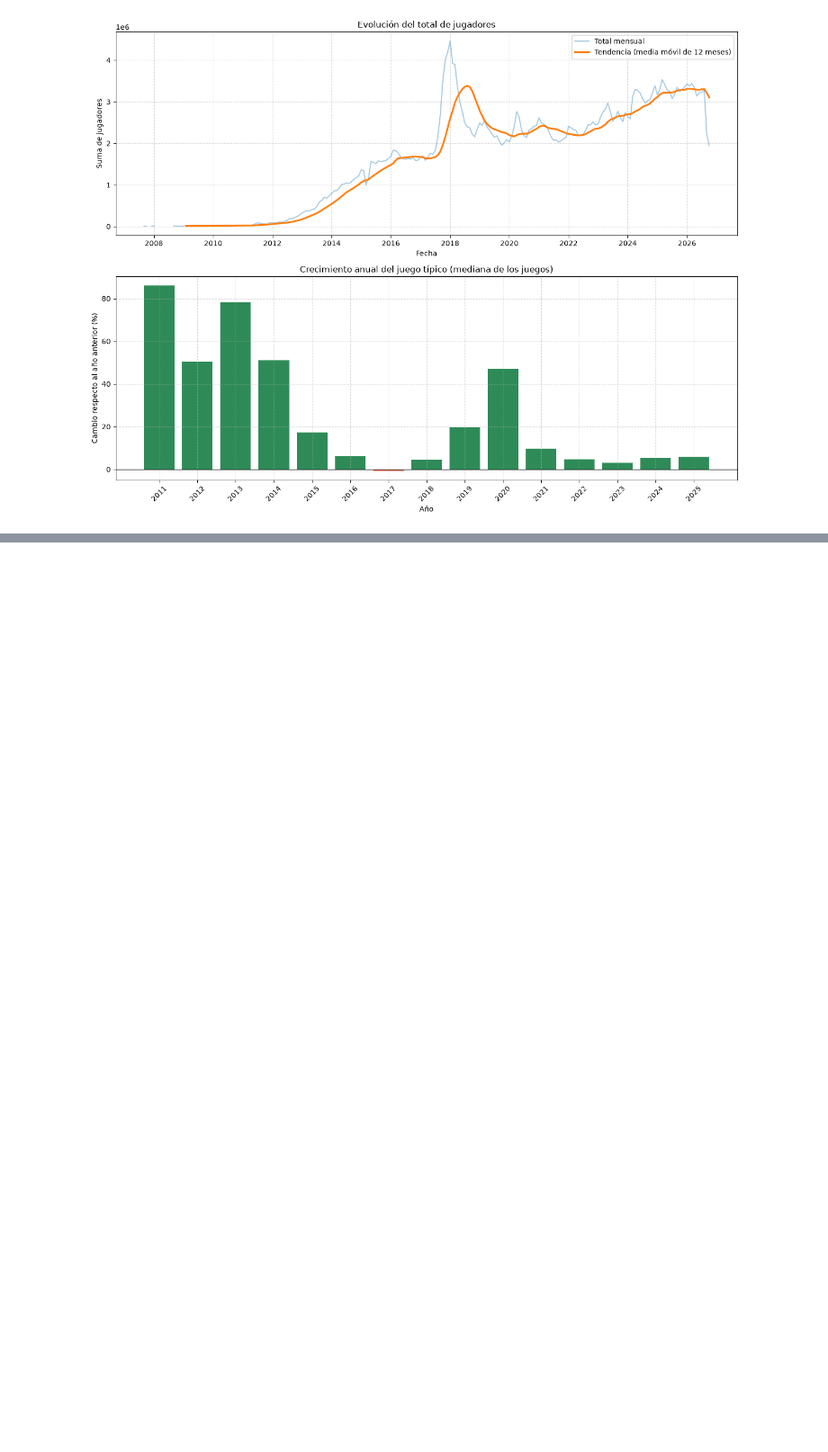
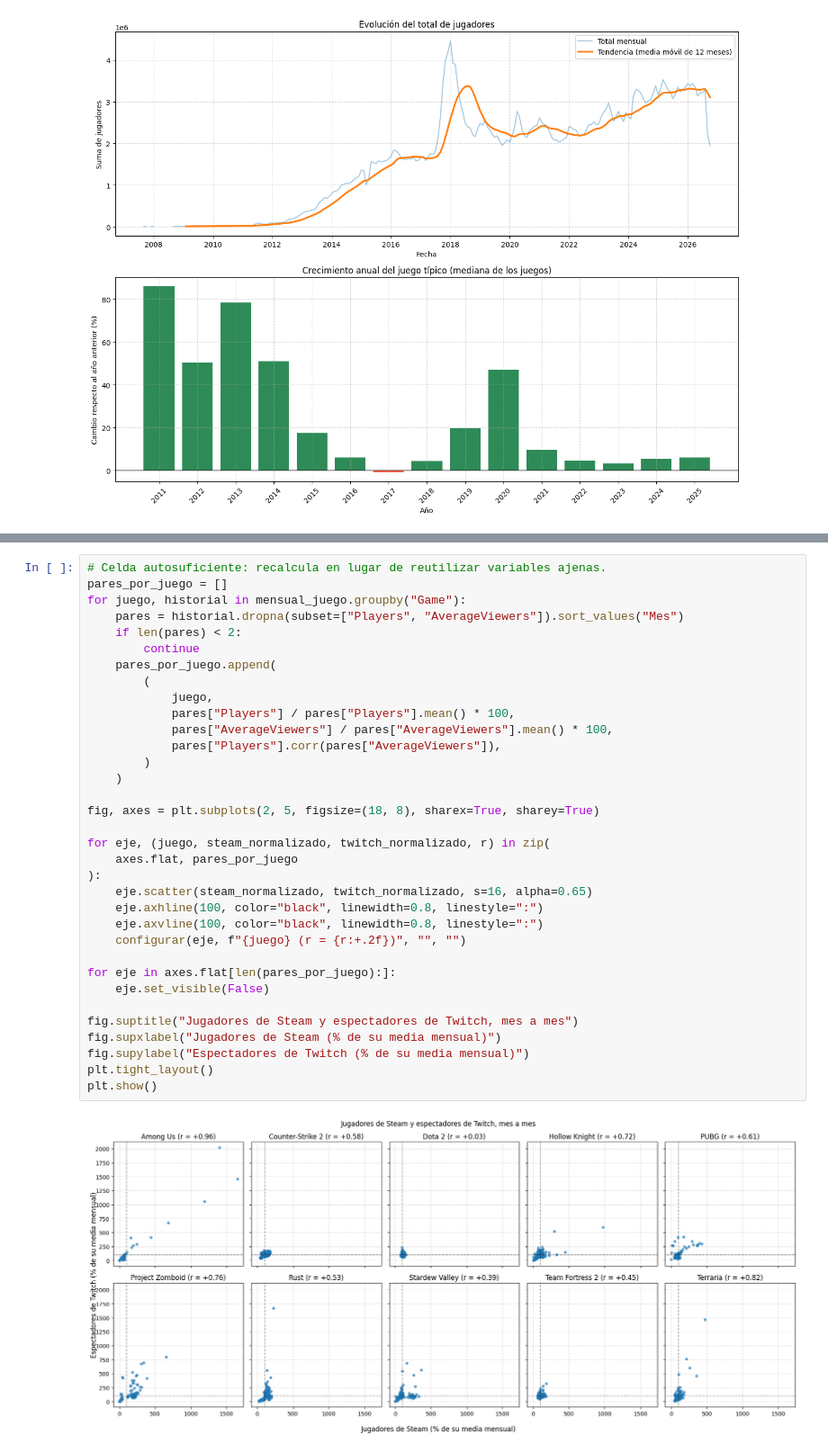
Before and after one commit to ai-somorrostro/Grupo2, a Jupyter notebook: SBD/steam_notebook.ipynb, the cells around one changed output, grey strips where cells are left out. Shown at 90% size. Saved outputs shown, nothing was run; the diff lists cells and outputs as text; blank space fills up the shorter version.

Commit message:
feature: Analisi del csv de Twitch y relacion con Steam

```diff
--- a/SBD/steam_notebook.ipynb
+++ b/SBD/steam_notebook.ipynb
@@ -1048,0 +1237,36 @@ En 2023–2025, el juego típico varió un +5.37 % anual: la tendencia reciente
+# %%
+# Celda autosuficiente: recalcula en lugar de reutilizar variables ajenas.
+pares_por_juego = []
+for juego, historial in mensual_juego.groupby("Game"):
+    pares = historial.dropna(subset=["Players", "AverageViewers"]).sort_values("Mes")
+    if len(pares) < 2:
+        continue
+    pares_por_juego.append(
+        (
+            juego,
+            pares["Players"] / pares["Players"].mean() * 100,
+            pares["AverageViewers"] / pares["AverageViewers"].mean() * 100,
+            pares["Players"].corr(pares["AverageViewers"]),
+        )
+    )
+
+fig, axes = plt.subplots(2, 5, figsize=(18, 8), sharex=True, sharey=True)
+
+for eje, (juego, steam_normalizado, twitch_normalizado, r) in zip(
+    axes.flat, pares_por_juego
+):
+    eje.scatter(steam_normalizado, twitch_normalizado, s=16, alpha=0.65)
+    eje.axhline(100, color="black", linewidth=0.8, linestyle=":")
+    eje.axvline(100, color="black", linewidth=0.8, linestyle=":")
+    configurar(eje, f"{juego} (r = {r:+.2f})", "", "")
+
+for eje in axes.flat[len(pares_por_juego):]:
+    eje.set_visible(False)
+
+fig.suptitle("Jugadores de Steam y espectadores de Twitch, mes a mes")
+fig.supxlabel("Jugadores de Steam (% de su media mensual)")
+fig.supylabel("Espectadores de Twitch (% de su media mensual)")
+plt.tight_layout()
+plt.show()
+# %% [output]
+[figure, added]
```
Also changed, not shown: parts of 24 cells of this notebook, 7 other files.
